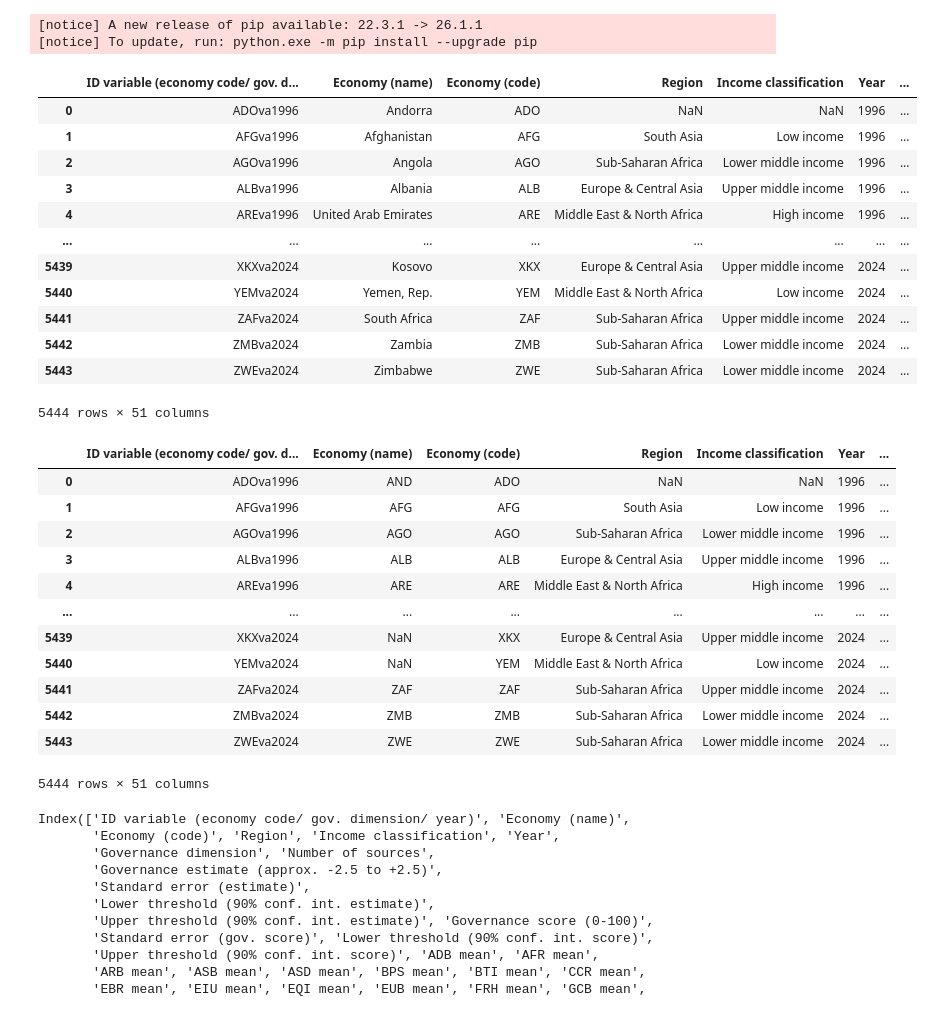
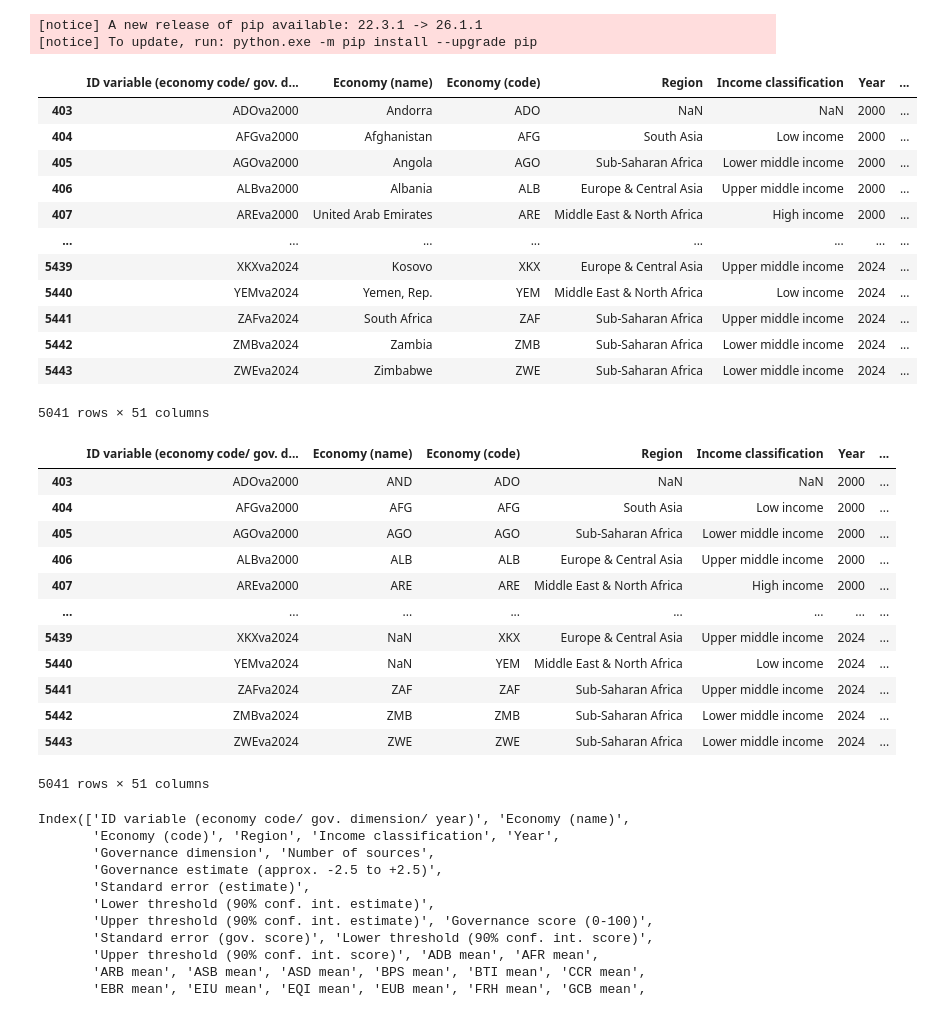
Before and after one commit to FRA-0023/Economic_Structural_Resilience_in_OECD_Countries, a Jupyter notebook: Data_Preprocessing.ipynb, the cells around one changed output. Drawn from its saved outputs; the diff is of its cells as text; code cells hidden in the pictures.

```diff
--- a/Data_Preprocessing.ipynb
+++ b/Data_Preprocessing.ipynb
@@ -403,37 +526,38 @@ dfx.to_csv("your_file.csv", index=False)
 # %%
+dfx = dfx[dfx["Year"] >= 2000]
 dfx
 # %% [output]
 |  | ID variable (economy code/ gov. d... | Economy (name) | Economy (code) | Region | Income classification | Year | ... |
-| 0 | ADOva1996 | Andorra | ADO | NaN | NaN | 1996 | ... |
-| 1 | AFGva1996 | Afghanistan | AFG | South Asia | Low income | 1996 | ... |
-| 2 | AGOva1996 | Angola | AGO | Sub-Saharan Africa | Lower middle income | 1996 | ... |
-| 3 | ALBva1996 | Albania | ALB | Europe & Central Asia | Upper middle income | 1996 | ... |
-| 4 | AREva1996 | United Arab Emirates | ARE | Middle East & North Africa | High income | 1996 | ... |
+| 403 | ADOva2000 | Andorra | ADO | NaN | NaN | 2000 | ... |
+| 404 | AFGva2000 | Afghanistan | AFG | South Asia | Low income | 2000 | ... |
+| 405 | AGOva2000 | Angola | AGO | Sub-Saharan Africa | Lower middle income | 2000 | ... |
+| 406 | ALBva2000 | Albania | ALB | Europe & Central Asia | Upper middle income | 2000 | ... |
+| 407 | AREva2000 | United Arab Emirates | ARE | Middle East & North Africa | High income | 2000 | ... |
 | ... | ... | ... | ... | ... | ... | ... | ... |
 | 5439 | XKXva2024 | Kosovo | XKX | Europe & Central Asia | Upper middle income | 2024 | ... |
 | 5440 | YEMva2024 | Yemen, Rep. | YEM | Middle East & North Africa | Low income | 2024 | ... |
 | 5441 | ZAFva2024 | South Africa | ZAF | Sub-Saharan Africa | Upper middle income | 2024 | ... |
 | 5442 | ZMBva2024 | Zambia | ZMB | Sub-Saharan Africa | Lower middle income | 2024 | ... |
 | 5443 | ZWEva2024 | Zimbabwe | ZWE | Sub-Saharan Africa | Lower middle income | 2024 | ... |
-5444 rows × 51 columns
+5041 rows × 51 columns
 # %%
 dfx["Economy (name)"] = dfx["Economy (name)"].apply(country_to_iso3)
 # %%
 dfx
 # %% [output]
 |  | ID variable (economy code/ gov. d... | Economy (name) | Economy (code) | Region | Income classification | Year | ... |
-| 0 | ADOva1996 | AND | ADO | NaN | NaN | 1996 | ... |
-| 1 | AFGva1996 | AFG | AFG | South Asia | Low income | 1996 | ... |
-| 2 | AGOva1996 | AGO | AGO | Sub-Saharan Africa | Lower middle income | 1996 | ... |
-| 3 | ALBva1996 | ALB | ALB | Europe & Central Asia | Upper middle income | 1996 | ... |
-| 4 | AREva1996 | ARE | ARE | Middle East & North Africa | High income | 1996 | ... |
+| 403 | ADOva2000 | AND | ADO | NaN | NaN | 2000 | ... |
+| 404 | AFGva2000 | AFG | AFG | South Asia | Low income | 2000 | ... |
+| 405 | AGOva2000 | AGO | AGO | Sub-Saharan Africa | Lower middle income | 2000 | ... |
+| 406 | ALBva2000 | ALB | ALB | Europe & Central Asia | Upper middle income | 2000 | ... |
+| 407 | AREva2000 | ARE | ARE | Middle East & North Africa | High income | 2000 | ... |
 | ... | ... | ... | ... | ... | ... | ... | ... |
 | 5439 | XKXva2024 | NaN | XKX | Europe & Central Asia | Upper middle income | 2024 | ... |
 | 5440 | YEMva2024 | NaN | YEM | Middle East & North Africa | Low income | 2024 | ... |
 | 5441 | ZAFva2024 | ZAF | ZAF | Sub-Saharan Africa | Upper middle income | 2024 | ... |
 | 5442 | ZMBva2024 | ZMB | ZMB | Sub-Saharan Africa | Lower middle income | 2024 | ... |
 | 5443 | ZWEva2024 | ZWE | ZWE | Sub-Saharan Africa | Lower middle income | 2024 | ... |
-5444 rows × 51 columns
+5041 rows × 51 columns
 # %%
 dfx.columns
 # %% [output]
```
Also changed, not shown: parts of 43 cells of this notebook, 2 other files.
